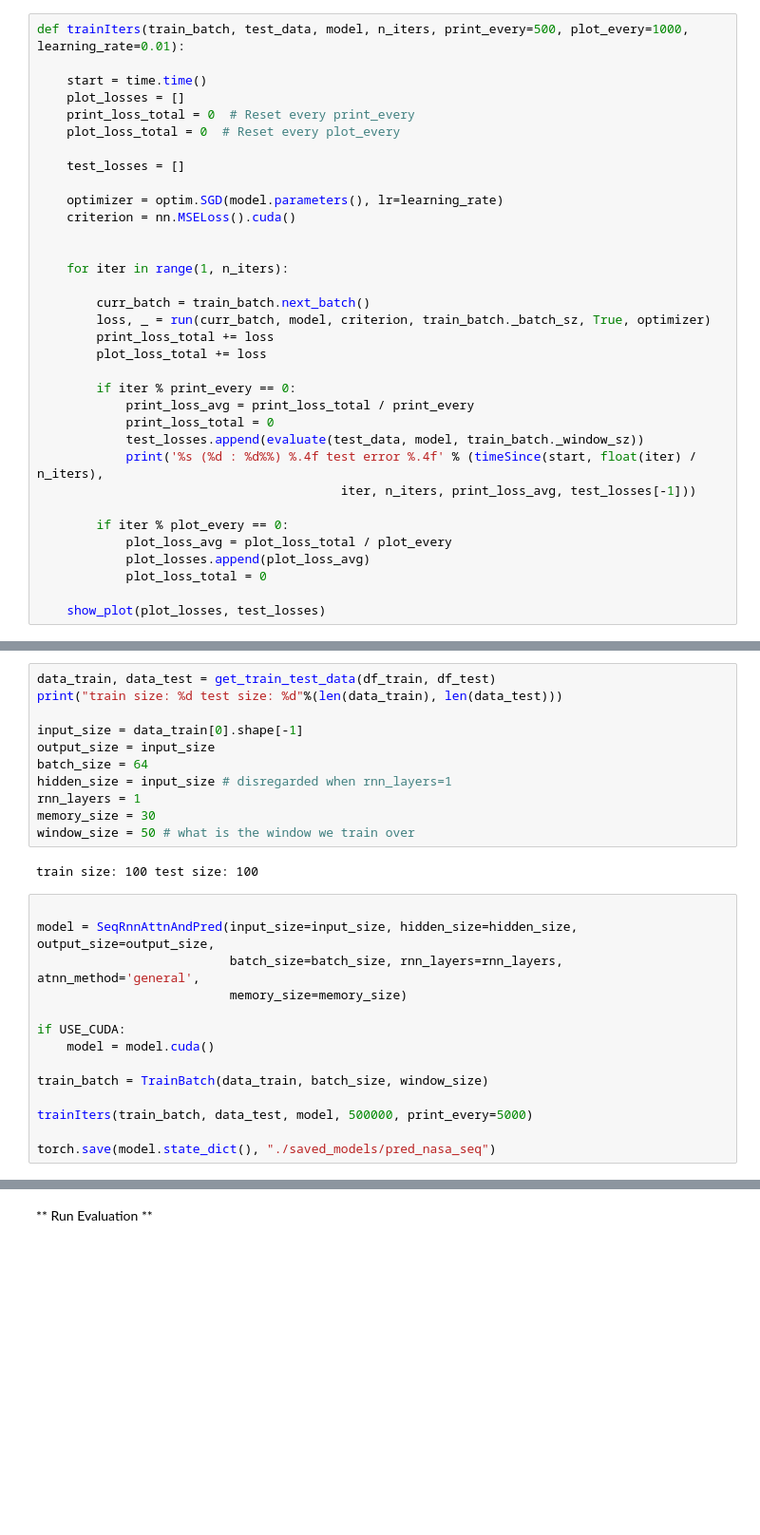
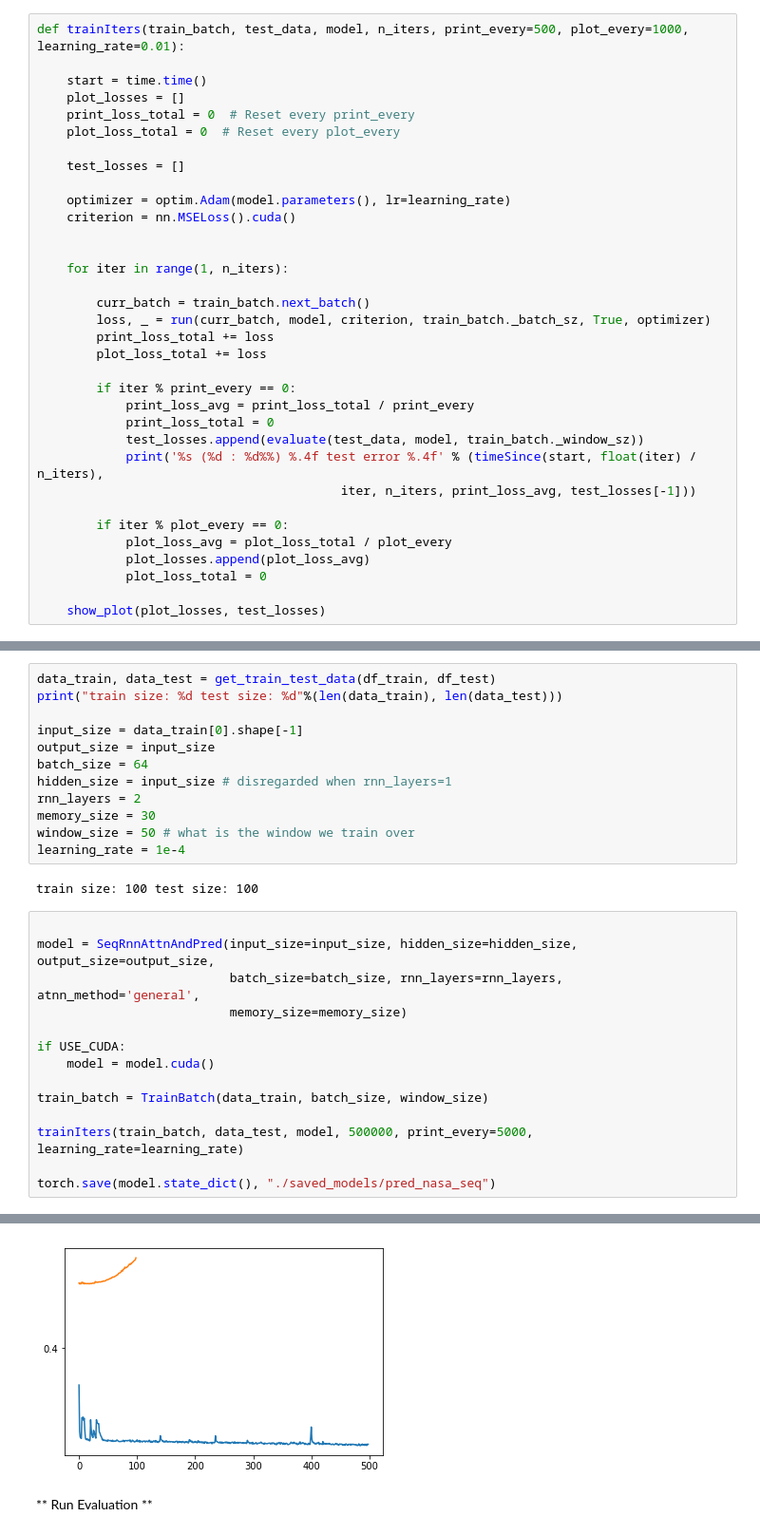
Before and after one commit to benMen87/annomaly_detection, a Jupyter notebook: wipro_seq_annomly_detection_nasa.ipynb, the cells around one changed output, grey strips where cells are left out. Shown: that part at 95% size. Drawn from its saved outputs; the diff is of its cells as text; blank space fills up the shorter version.

```diff
--- a/wipro_seq_annomly_detection_nasa.ipynb
+++ b/wipro_seq_annomly_detection_nasa.ipynb
@@ -335,7 +335,7 @@ def trainIters(train_batch, test_data, model, n_iters, print_every=500, plot_eve
 
     test_losses = []
 
-    optimizer = optim.SGD(model.parameters(), lr=learning_rate)
+    optimizer = optim.Adam(model.parameters(), lr=learning_rate)
     criterion = nn.MSELoss().cuda()
 
 
@@ -398,9 +398,10 @@ input_size = data_train[0].shape[-1]
 output_size = input_size
 batch_size = 64
 hidden_size = input_size # disregarded when rnn_layers=1
-rnn_layers = 1
+rnn_layers = 2
 memory_size = 30
 window_size = 50 # what is the window we train over
+learning_rate = 1e-4
 # %% [output]
 train size: 100 test size: 100
 # %%
@@ -414,7 +415,7 @@ if USE_CUDA:
 
 train_batch = TrainBatch(data_train, batch_size, window_size)
 
-trainIters(train_batch, data_test, model, 500000, print_every=5000)
+trainIters(train_batch, data_test, model, 500000, print_every=5000, learning_rate=learning_rate)
 
 torch.save(model.state_dict(), "./saved_models/pred_nasa_seq")
 # %% [output]
@@ -427,3 +440,4 @@ torch.save(model.state_dict(), "./saved_models/pred_nasa_seq")
+[figure, added]
 # %% [markdown]
 ** Run Evaluation **
 # %%
```
Also changed, not shown: parts of 4 cells of this notebook.
